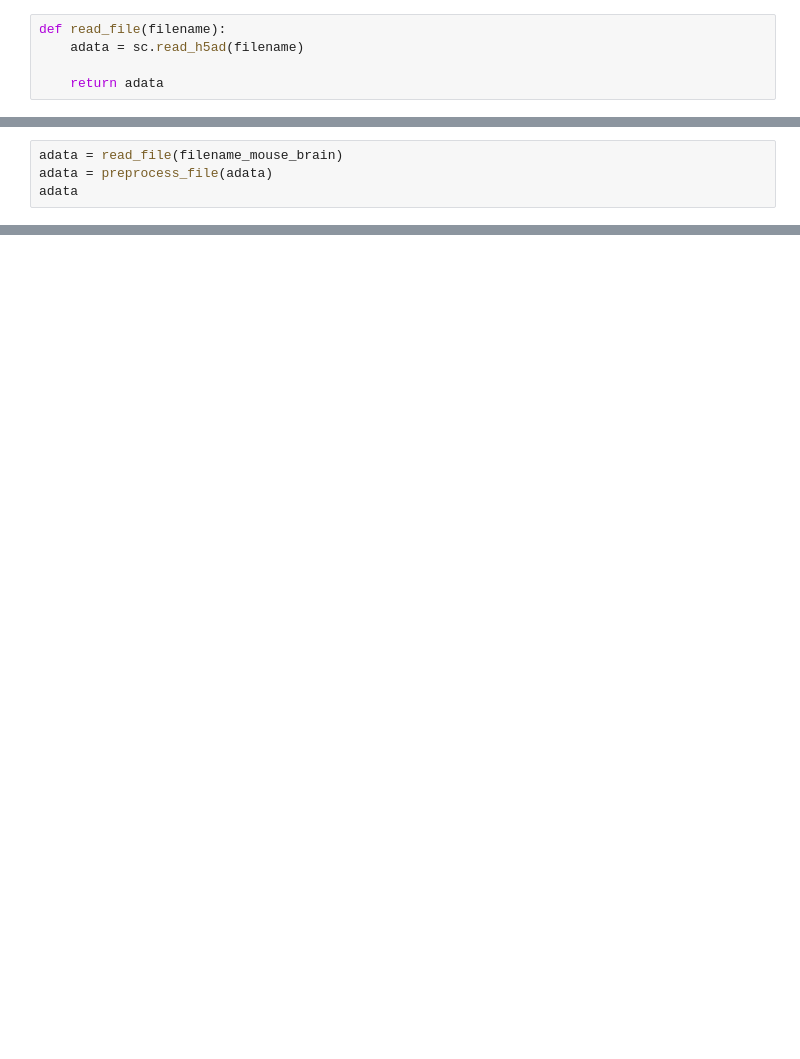
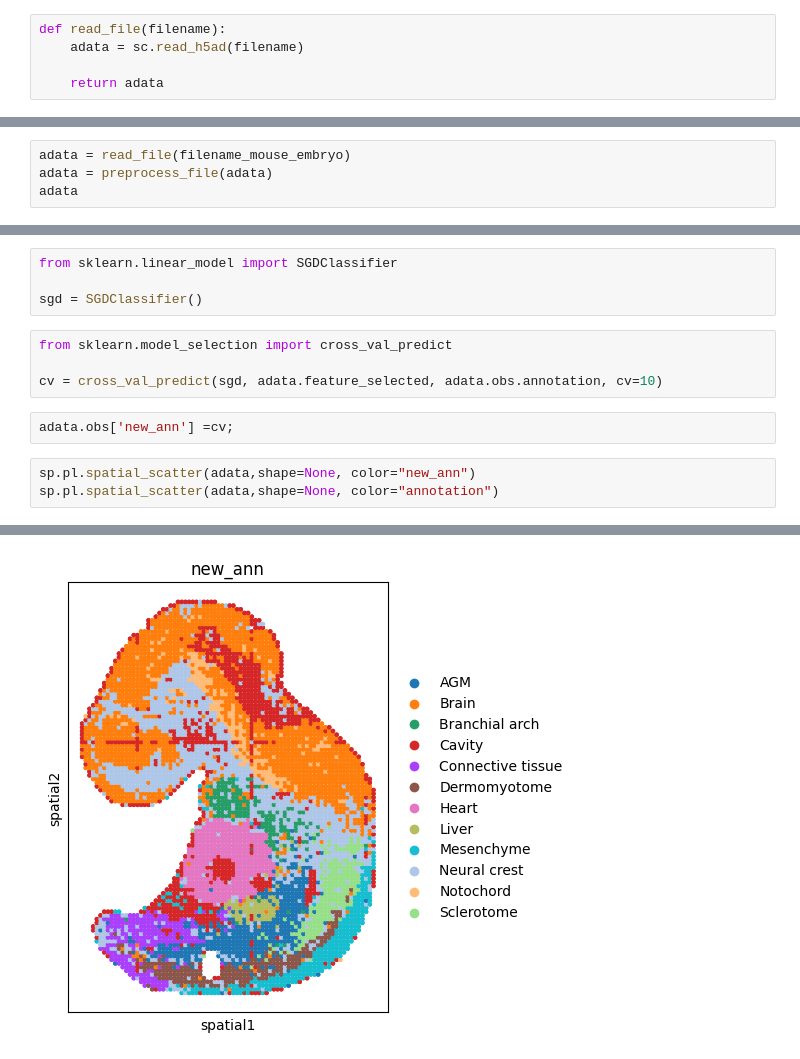
Before and after one commit to Aleks1706/gi2023_project, a Jupyter notebook: gi_projekat.ipynb, the cells around one changed output, grey strips where cells are left out. Saved outputs shown, nothing was run; the diff lists cells and outputs as text; blank space fills up the shorter version.

```diff
--- a/gi_projekat.ipynb
+++ b/gi_projekat.ipynb
@@ -50,5 +46,5 @@ def select_best_features(adata, k_best_value):
 # %%
-adata = read_file(filename_mouse_brain)
+adata = read_file(filename_mouse_embryo)
 adata = preprocess_file(adata)
 adata
 # %% [output]
@@ -69,0 +81,14 @@ sum(adata.obs['annotation']=='Unknown')
+# %%
+from sklearn.linear_model import SGDClassifier
+
+sgd = SGDClassifier()
+# %%
+from sklearn.model_selection import cross_val_predict
+
+cv = cross_val_predict(sgd, adata.feature_selected, adata.obs.annotation, cv=10)
+# %%
+adata.obs['new_ann'] =cv;
+# %%
+sp.pl.spatial_scatter(adata,shape=None, color="new_ann")
+sp.pl.spatial_scatter(adata,shape=None, color="annotation")
+# %% [output]
@@ -69,0 +97 @@ sum(adata.obs['annotation']=='Unknown')
+[figure, added]
```
Also changed, not shown: parts of 19 cells of this notebook.
